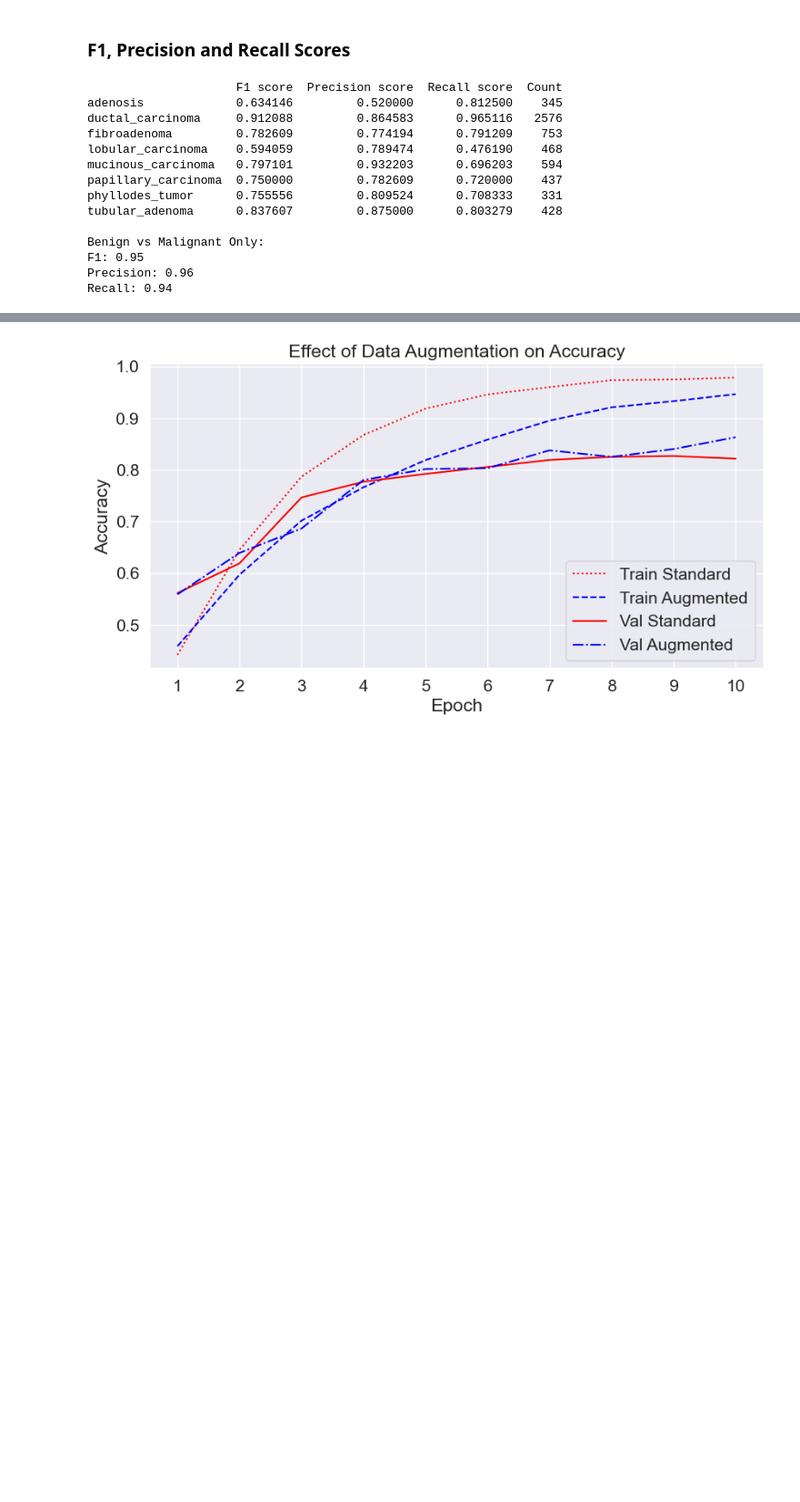
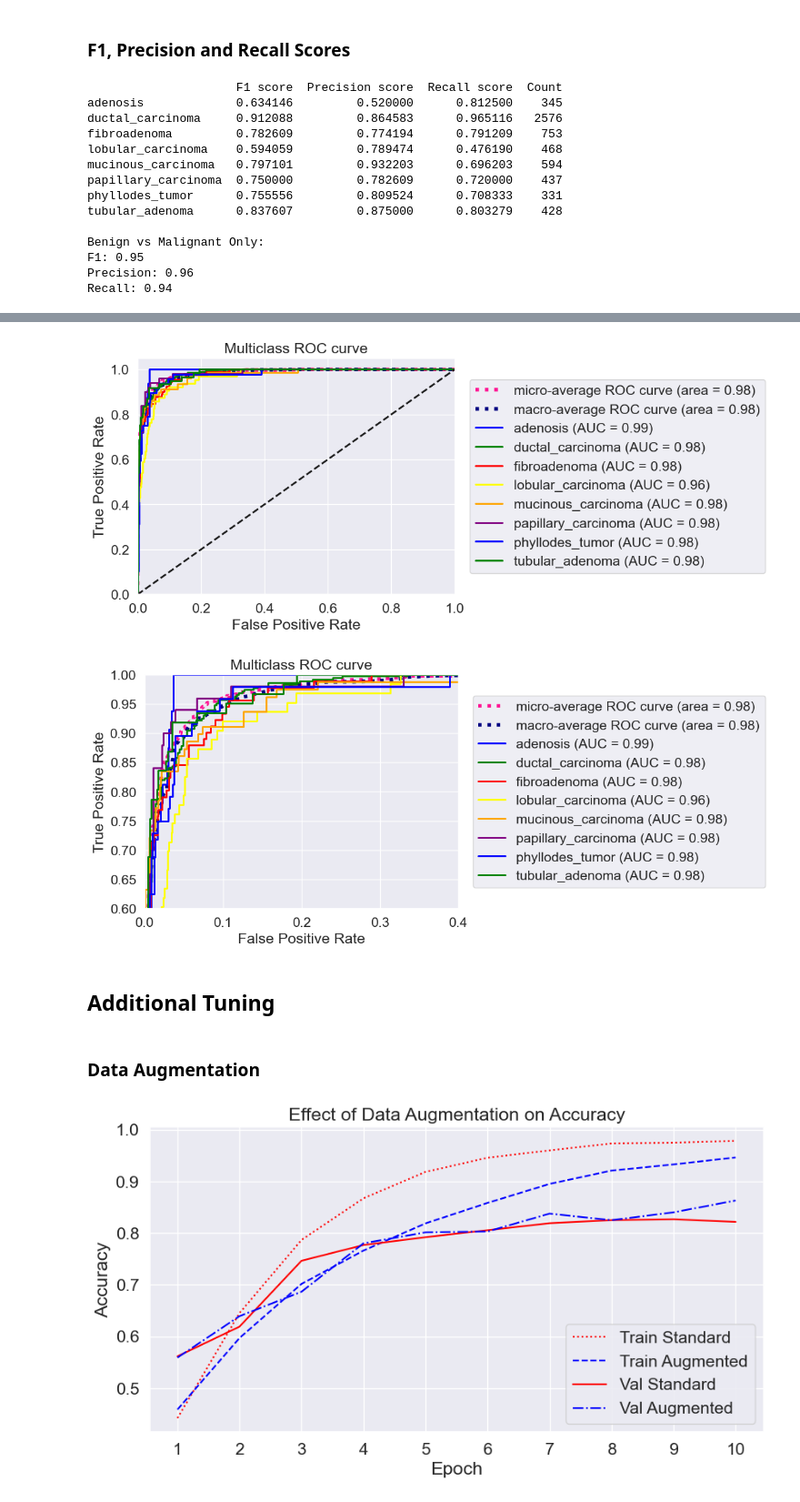
Before and after one commit to kdevoe/MobileNetV3_Breast_Cancer_Detection, a Jupyter notebook: Model_Draft_2.ipynb, the cells around one changed output, grey strips where cells are left out. Shown at 91% size. Cells and saved outputs as stored; diff of their text form; code cells hidden in the pictures; blank space fills up the shorter version.

Commit message:
Additional refactoring

```diff
--- a/Model_Draft_2.ipynb
+++ b/Model_Draft_2.ipynb
@@ -27,9 +29,11 @@ from tensorflow.keras.preprocessing import image, image_dataset_from_directory
 # %%
 BATCH_SIZE = 32
-CLASSES = ['adenosis', 'ductal_carcinoma', 'fibroadenoma', 'lobular_carcinoma', 'mucinous_carcinoma', 'papillary_carcinoma', 'phyllodes_tumor', 'tubular_adenoma']
+CLASSES = ['adenosis', 'ductal_carcinoma', 'fibroadenoma', 'lobular_carcinoma', 'mucinous_carcinoma',
+            'papillary_carcinoma', 'phyllodes_tumor', 'tubular_adenoma']
 CLASSES_BINARY = ['benign', 'malignant']
 IMG_SIZE = (224, 224)
 IMG_SHAPE = IMG_SIZE + (3,)
+PARAMETER_FILE = 'RUN_SET.csv' # File containing parameters to run - results will be saved to same file
 SEED = 42
 TRAIN_SPLIT = 0.75
 VAL_TEST_SPLIT = 0.6
@@ -66,6 +63,11 @@ test_dataset = holdout_dataset.skip(val_size).take(test_size)
 print("Train dataset length: ", len(train_dataset))
 print("Val dataset length: ", len(val_dataset))
 print("Test dataset length: ", len(test_dataset))
+
+# Use AUTOTUNE to decrease I/O roadblocks
+train_dataset = train_dataset.prefetch(buffer_size=tf.data.AUTOTUNE)
+val_dataset = val_dataset.prefetch(buffer_size=tf.data.AUTOTUNE)
+test_dataset = test_dataset.prefetch(buffer_size=tf.data.AUTOTUNE)
 # %% [output]
 Found 7909 files belonging to 8 classes.
 Using 5932 files for training.
@@ -78,6 +77,0 @@ Test dataset length:  24
-# %%
-AUTOTUNE = tf.data.AUTOTUNE
-
-train_dataset = train_dataset.prefetch(buffer_size=AUTOTUNE)
-val_dataset = val_dataset.prefetch(buffer_size=AUTOTUNE)
-test_dataset = test_dataset.prefetch(buffer_size=AUTOTUNE)
@@ -155,7 +155,7 @@ def train_model(model, train_dataset, val_dataset, params):
 # %%
 # Training loop
 
-run_set = pd.read_csv('Run_Set.csv')
+run_set = pd.read_csv(PARAMETER_FILE)
 
 for index, row in run_set.iterrows():
     if pd.isna(row['T1']):
@@ -183,7 +183,7 @@ for index, row in run_set.iterrows():
             run_set.at[index, val_number] = history.history['val_accuracy'][epoch]
 
         # Save the run set
-        run_set.to_csv('Run_Set.csv', index=False)
+        run_set.to_csv(PARAMETER_FILE, index=False)
 
         print('-'*30)
         print(f"Model {index+1} of {len(run_set)} trained and saved")
@@ -391 +339,51 @@ plt.show()
+# %%
+
+def plot_roc(fpr, tpr, roc_auc, classes, zoom=False):
+
+      # Generate micro-average ROC curve plot
+      plt.plot(fpr["micro"], tpr["micro"],
+            label='micro-average ROC curve (area = {0:0.2f})'
+                  ''.format(roc_auc["micro"]),
+            color='deeppink', linestyle=':', linewidth=4)
+
+      # Generate macro-average ROC curve plot
+      plt.plot(fpr["macro"], tpr["macro"],
+            label='macro-average ROC curve (area = {0:0.2f})'
+                  ''.format(roc_auc["macro"]),
+            color='navy', linestyle=':', linewidth=4)
+
+      # Generate ROC curve for each class
+      colors = cycle(['blue', 'green', 'red', 'yellow', 'orange', 'purple'])
+      for i, color in zip(range(len(CLASSES)), colors):
+            plt.plot(fpr[i], tpr[i], color=color, lw=2,
+                  label=f'{CLASSES[i]} (AUC = {roc_auc[i]:0.2f})')
+
+      # Generate line for random guess
+      plt.plot([0, 1], [0, 1], 'k--', lw=2)
+
+      # Format and display plot
+      if zoom:
+            plt.xlim(0.0, 0.4)
+            plt.ylim(0.6, 1.0)
+      else:
+            plt.xlim(0.0, 1.0)
+            plt.ylim(0.0, 1.05)
+      plt.xlabel('False Positive Rate')
+      plt.ylabel('True Positive Rate')
+      plt.title('Multiclass ROC curve')
+      if zoom:
+            plt.legend(bbox_to_anchor=(2.0, 0.5), loc='center right')
+      else:
+            plt.legend(bbox_to_anchor=(2.0, 0.5), loc="center right")
+      plt.show()
+
+plot_roc(fpr, tpr, roc_auc, CLASSES, zoom=False)
+plot_roc(fpr, tpr, roc_auc, CLASSES, zoom=True)
+# %% [output]
+[figure, added]
+[figure, added]
+# %% [markdown]
+## Additional Tuning
+# %% [markdown]
+### Data Augmentation
 # %%
```
Also changed, not shown: parts of 28 cells of this notebook.
